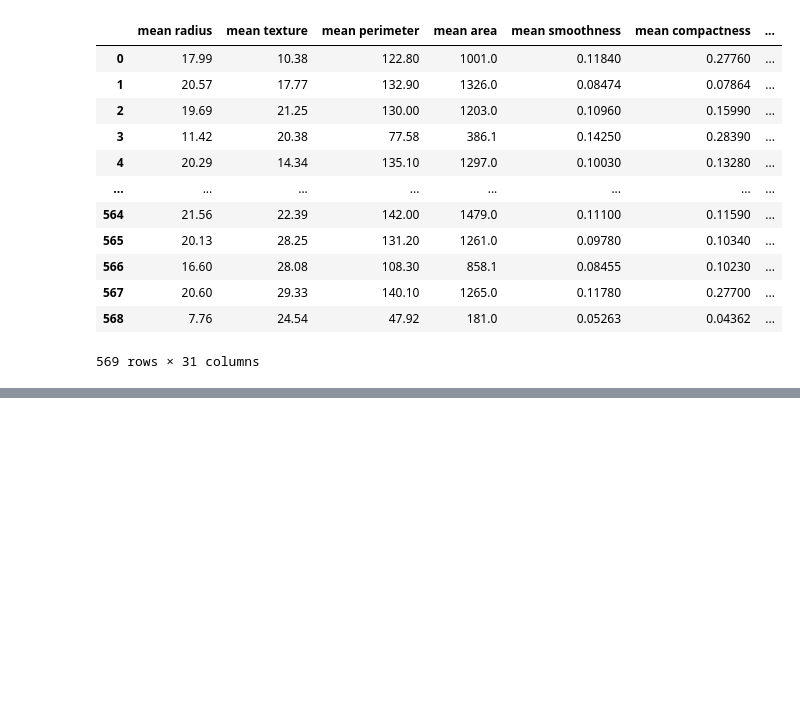
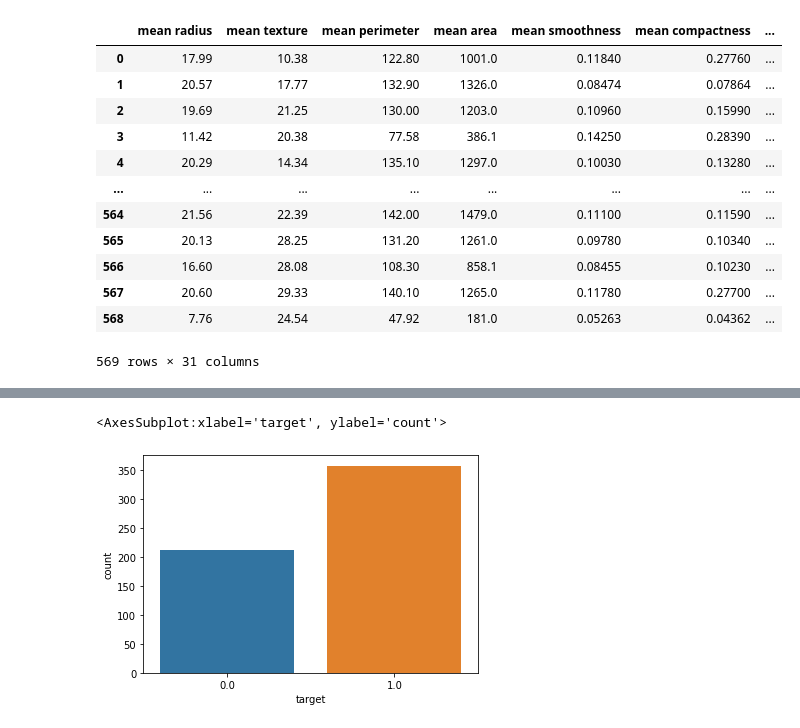
Before and after one commit to kulin-patel/breast-cancer-classification, a Jupyter notebook: breast _cancer_classification.ipynb, the cells around one changed output, grey strips where cells are left out. Drawn from its saved outputs; the diff is of its cells as text; code cells hidden in the pictures; blank space fills up the shorter version.

```diff
--- a/breast _cancer_classification.ipynb
+++ b/breast _cancer_classification.ipynb
@@ -154,0 +162,5 @@ df_cancer
+# %%
+sns.countplot(df_cancer['target'], label = "Count")
+# %% [output]
+<AxesSubplot:xlabel='target', ylabel='count'>
+[figure, added]
```
Also changed, not shown: parts of 3 cells of this notebook.
